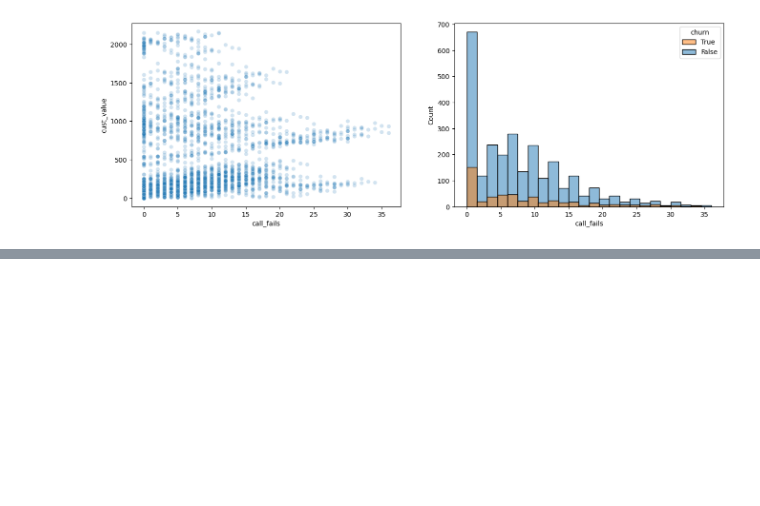
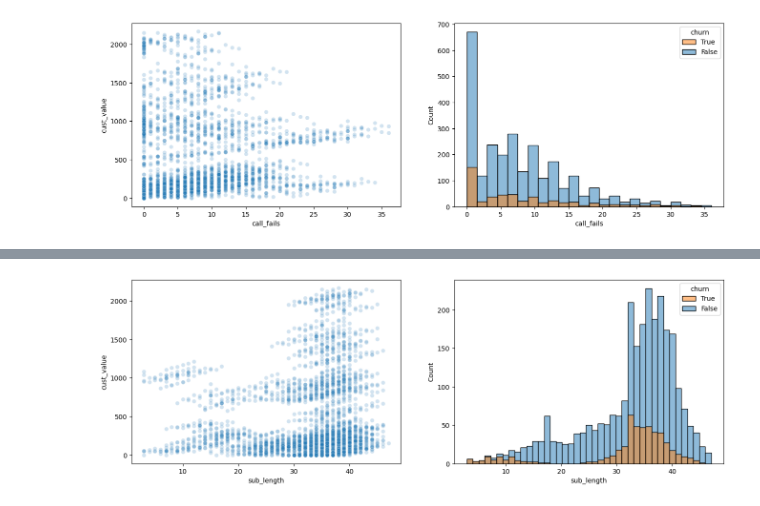
Before and after one commit to mlcuadra1/Churn-Risk-EDA, a Jupyter notebook: notebooks/Script 2 - EDA.ipynb, the cells around one changed output, grey strips where cells are left out. Drawn from its saved outputs; the diff is of its cells as text; code cells hidden in the pictures; blank space fills up the shorter version.

```diff
--- a/notebooks/Script 2 - EDA.ipynb
+++ b/notebooks/Script 2 - EDA.ipynb
@@ -233,0 +232,4 @@ two_plot(df, 'call_fails')
+# %%
+two_plot_cont(df, 'sub_length')
+# %% [output]
+[figure, added]
```
Also changed, not shown: parts of 15 cells of this notebook.
